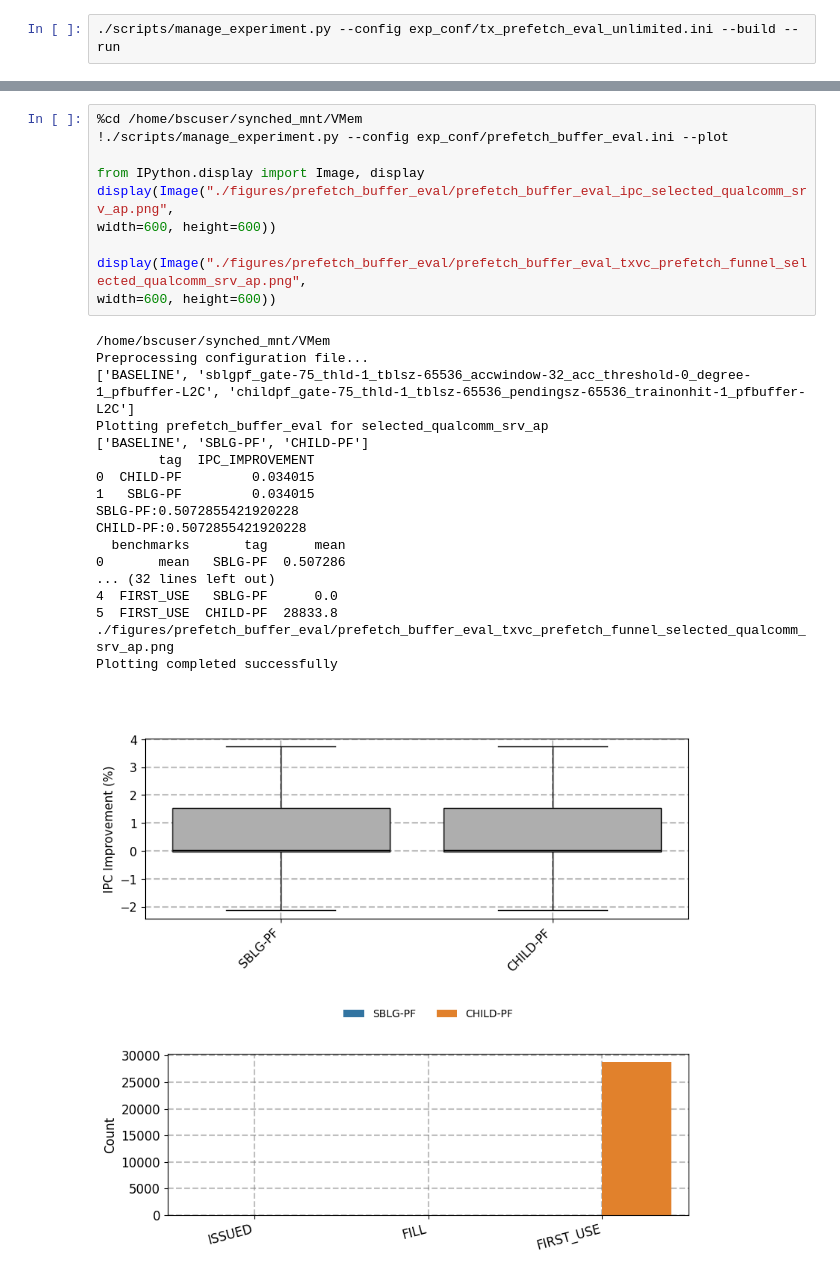
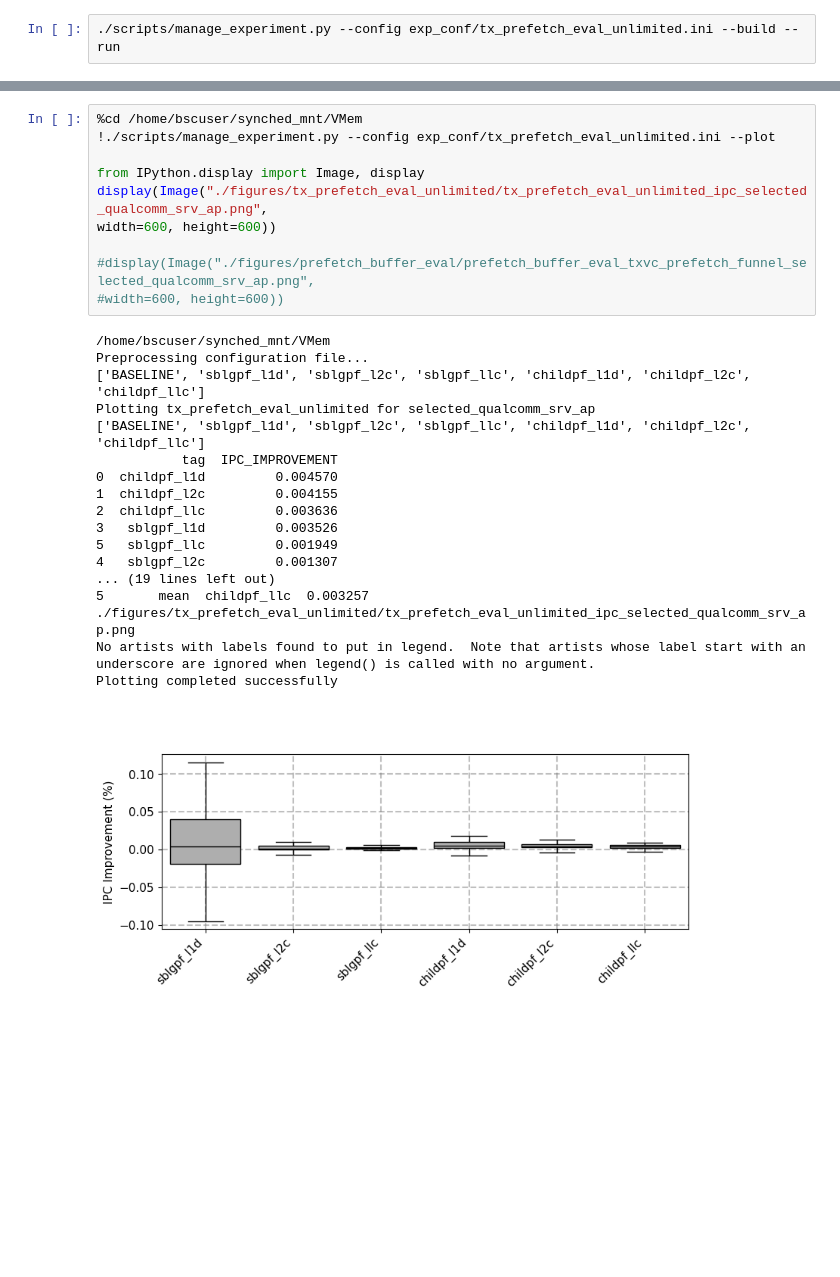
Before and after one commit to dchasap/itp_asplos25_AE, a Jupyter notebook: notebooks/preftch_buffer.ipynb, the cells around one changed output, grey strips where cells are left out. Saved outputs shown, nothing was run; the diff lists cells and outputs as text; blank space fills up the shorter version.

```diff
--- a/notebooks/preftch_buffer.ipynb
+++ b/notebooks/preftch_buffer.ipynb
@@ -23,33 +23,32 @@ Merging results to ./stats/prefetch_buffer_eval/childpf_gate-75_thld-1_tblsz-655
 Parsing completed successfully
 # %%
 %cd /home/bscuser/synched_mnt/VMem
-!./scripts/manage_experiment.py --config exp_conf/prefetch_buffer_eval.ini --plot
+!./scripts/manage_experiment.py --config exp_conf/tx_prefetch_eval_unlimited.ini --plot
 
 from IPython.display import Image, display
-display(Image("./figures/prefetch_buffer_eval/prefetch_buffer_eval_ipc_selected_qualcomm_srv_ap.png",
+display(Image("./figures/tx_prefetch_eval_unlimited/tx_prefetch_eval_unlimited_ipc_selected_qualcomm_srv_ap.png",
 width=600, height=600))
 
-display(Image("./figures/prefetch_buffer_eval/prefetch_buffer_eval_txvc_prefetch_funnel_selected_qualcomm_srv_ap.png",
-width=600, height=600))
+#display(Image("./figures/prefetch_buffer_eval/prefetch_buffer_eval_txvc_prefetch_funnel_selected_qualcomm_srv_ap.png",
+#width=600, height=600))
 # %% [output]
 /home/bscuser/synched_mnt/VMem
 Preprocessing configuration file...
-['BASELINE', 'sblgpf_gate-75_thld-1_tblsz-65536_accwindow-32_acc_threshold-0_degree-1_pfbuffer-L2C', 'childpf_gate-75_thld-1_tblsz-65536_pendingsz-65536_trainonhit-1_pfbuffer-L2C']
-Plotting prefetch_buffer_eval for selected_qualcomm_srv_ap
-['BASELINE', 'SBLG-PF', 'CHILD-PF']
-        tag  IPC_IMPROVEMENT
-0  CHILD-PF         0.034015
-1   SBLG-PF         0.034015
-SBLG-PF:0.5072855421920228
-CHILD-PF:0.5072855421920228
-  benchmarks       tag      mean
-0       mean   SBLG-PF  0.507286
-... (32 lines left out)
-4  FIRST_USE   SBLG-PF      0.0
-5  FIRST_USE  CHILD-PF  28833.8
-./figures/prefetch_buffer_eval/prefetch_buffer_eval_txvc_prefetch_funnel_selected_qualcomm_srv_ap.png
+['BASELINE', 'sblgpf_l1d', 'sblgpf_l2c', 'sblgpf_llc', 'childpf_l1d', 'childpf_l2c', 'childpf_llc']
+Plotting tx_prefetch_eval_unlimited for selected_qualcomm_srv_ap
+['BASELINE', 'sblgpf_l1d', 'sblgpf_l2c', 'sblgpf_llc', 'childpf_l1d', 'childpf_l2c', 'childpf_llc']
+           tag  IPC_IMPROVEMENT
+0  childpf_l1d         0.004570
+1  childpf_l2c         0.004155
+2  childpf_llc         0.003636
+3   sblgpf_l1d         0.003526
+5   sblgpf_llc         0.001949
+4   sblgpf_l2c         0.001307
+... (19 lines left out)
+5       mean  childpf_llc  0.003257
+./figures/tx_prefetch_eval_unlimited/tx_prefetch_eval_unlimited_ipc_selected_qualcomm_srv_ap.png
+No artists with labels found to put in legend.  Note that artists whose label start with an underscore are ignored when legend() is called with no argument.
 Plotting completed successfully
-[figure, old version]
+[figure, new version]
-[figure, removed]
 # %% [markdown]
 ### Child Stage/Coverage Analysis (Prefetch Buffer Eval)
```
Also changed, not shown: parts of 48 cells of this notebook, 33 other files.
